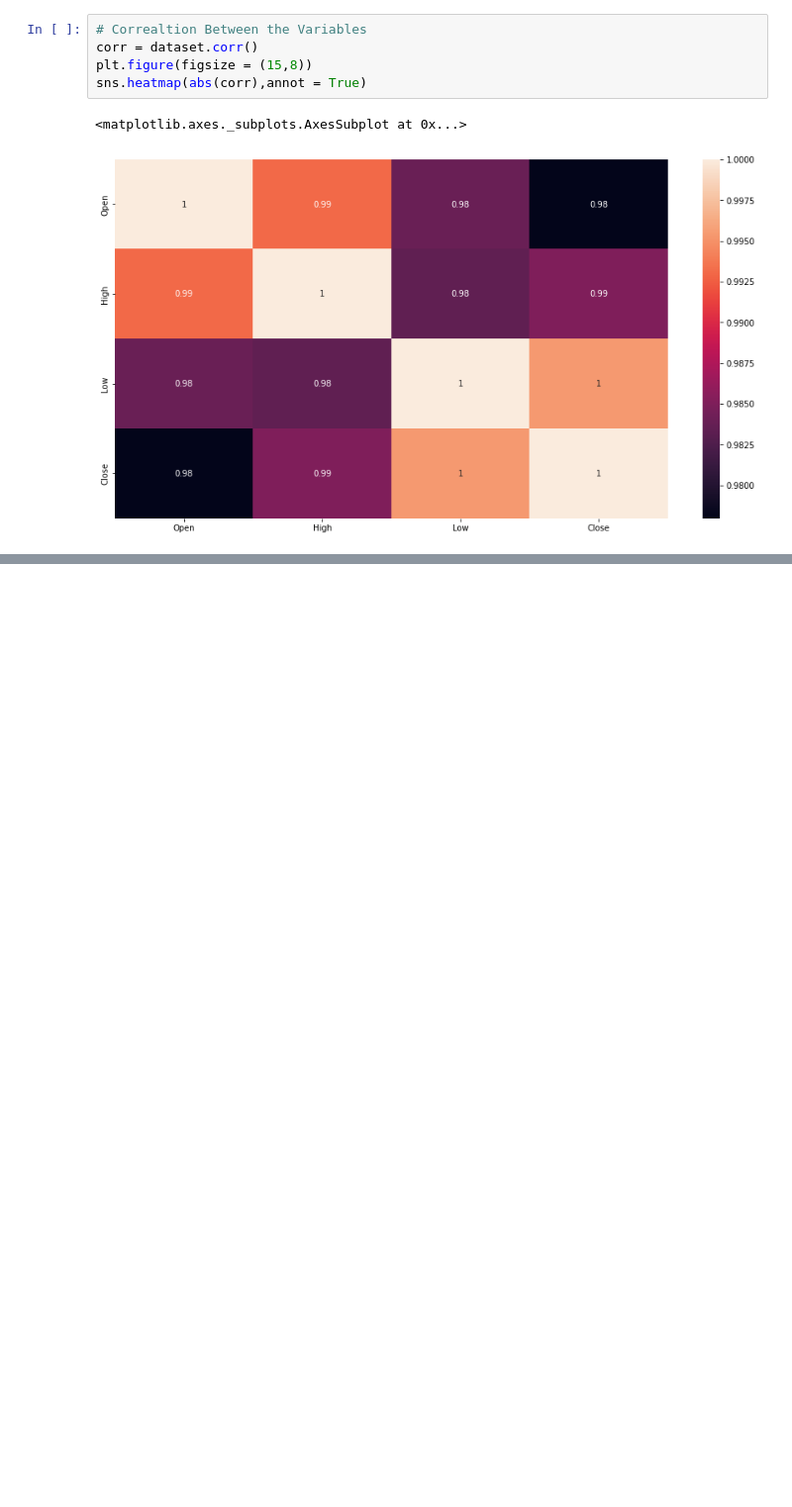
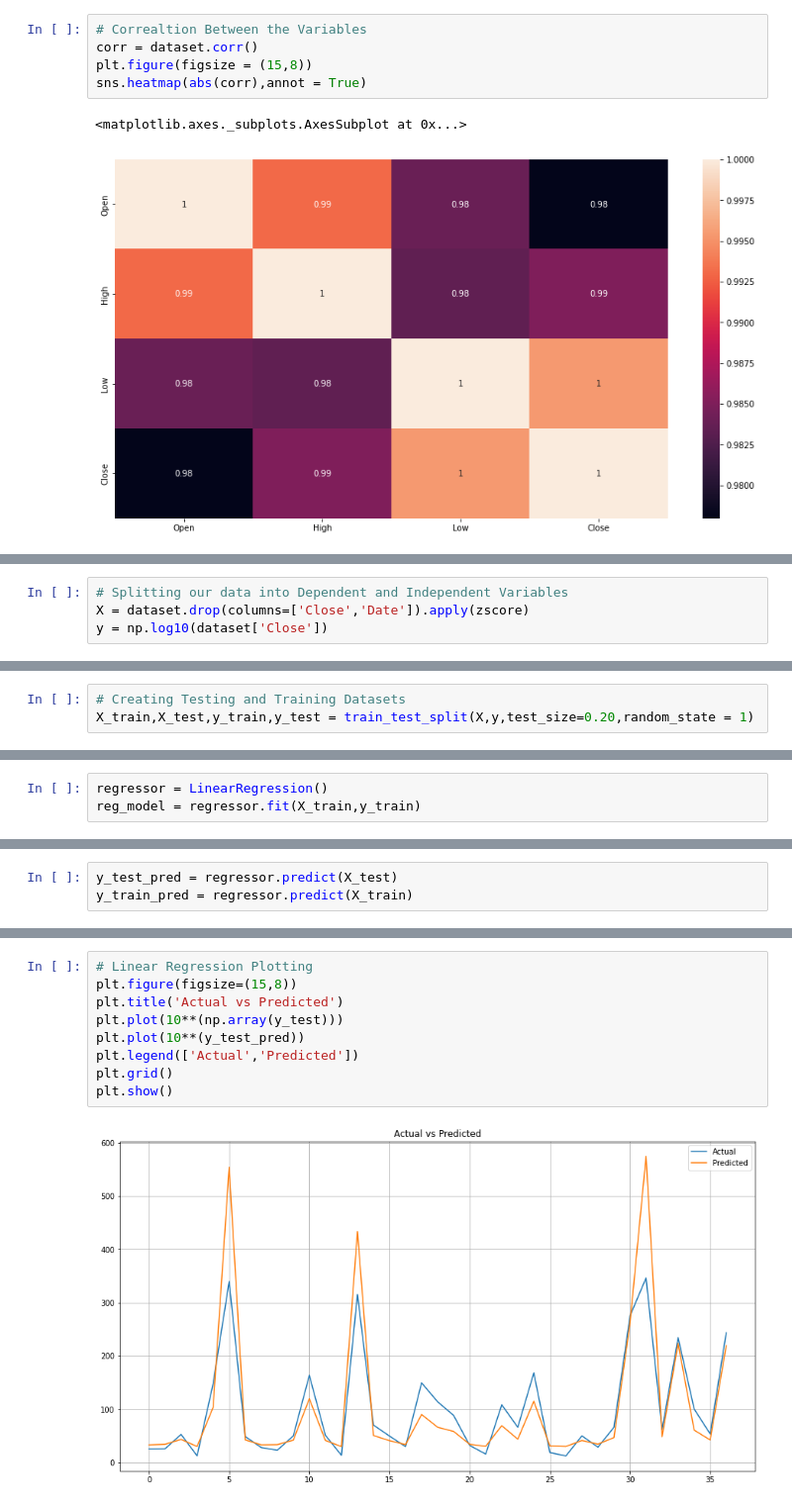
Before and after one commit to nehaa54/StockClosingPricePred, a Jupyter notebook: YesBankStockClosingPrediction.ipynb, the cells around one changed output, grey strips where cells are left out. Shown at 99% size. Saved outputs shown, nothing was run; the diff lists cells and outputs as text; blank space fills up the shorter version.

```diff
--- a/YesBankStockClosingPrediction.ipynb
+++ b/YesBankStockClosingPrediction.ipynb
@@ -206,0 +209,4 @@ sns.heatmap(abs(corr),annot = True)
+# %%
+# Splitting our data into Dependent and Independent Variables
+X = dataset.drop(columns=['Close','Date']).apply(zscore)
+y = np.log10(dataset['Close'])
@@ -206,0 +215,3 @@ sns.heatmap(abs(corr),annot = True)
+# %%
+# Creating Testing and Training Datasets
+X_train,X_test,y_train,y_test = train_test_split(X,y,test_size=0.20,random_state = 1)
@@ -206,0 +230,3 @@ sns.heatmap(abs(corr),annot = True)
+# %%
+regressor = LinearRegression()
+reg_model = regressor.fit(X_train,y_train)
@@ -206,0 +247,3 @@ sns.heatmap(abs(corr),annot = True)
+# %%
+y_test_pred = regressor.predict(X_test)
+y_train_pred = regressor.predict(X_train)
@@ -206,0 +274,11 @@ sns.heatmap(abs(corr),annot = True)
+# %%
+# Linear Regression Plotting
+plt.figure(figsize=(15,8))
+plt.title('Actual vs Predicted')
+plt.plot(10**(np.array(y_test)))
+plt.plot(10**(y_test_pred))
+plt.legend(['Actual','Predicted'])
+plt.grid()
+plt.show()
+# %% [output]
+[figure, added]
```
Also changed, not shown: parts of 11 cells of this notebook.
